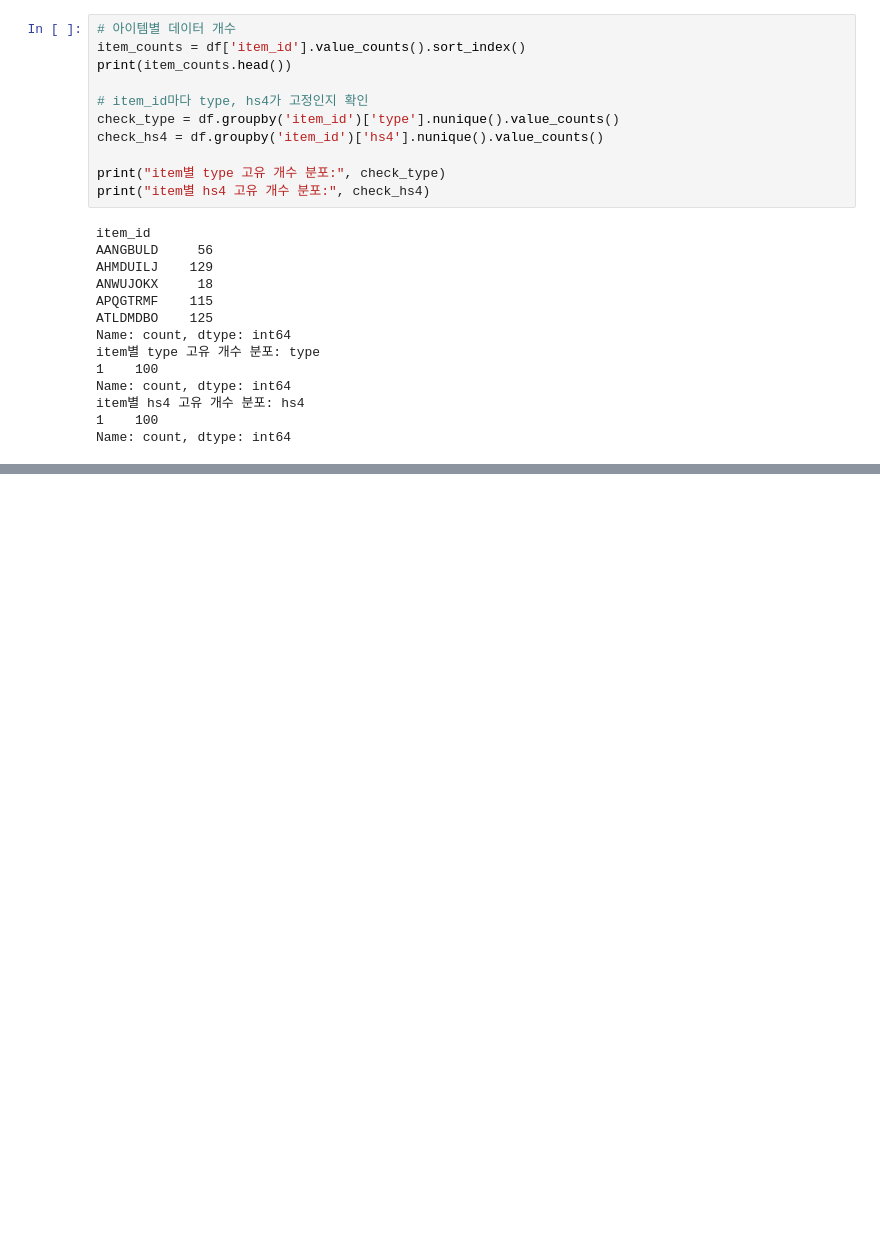
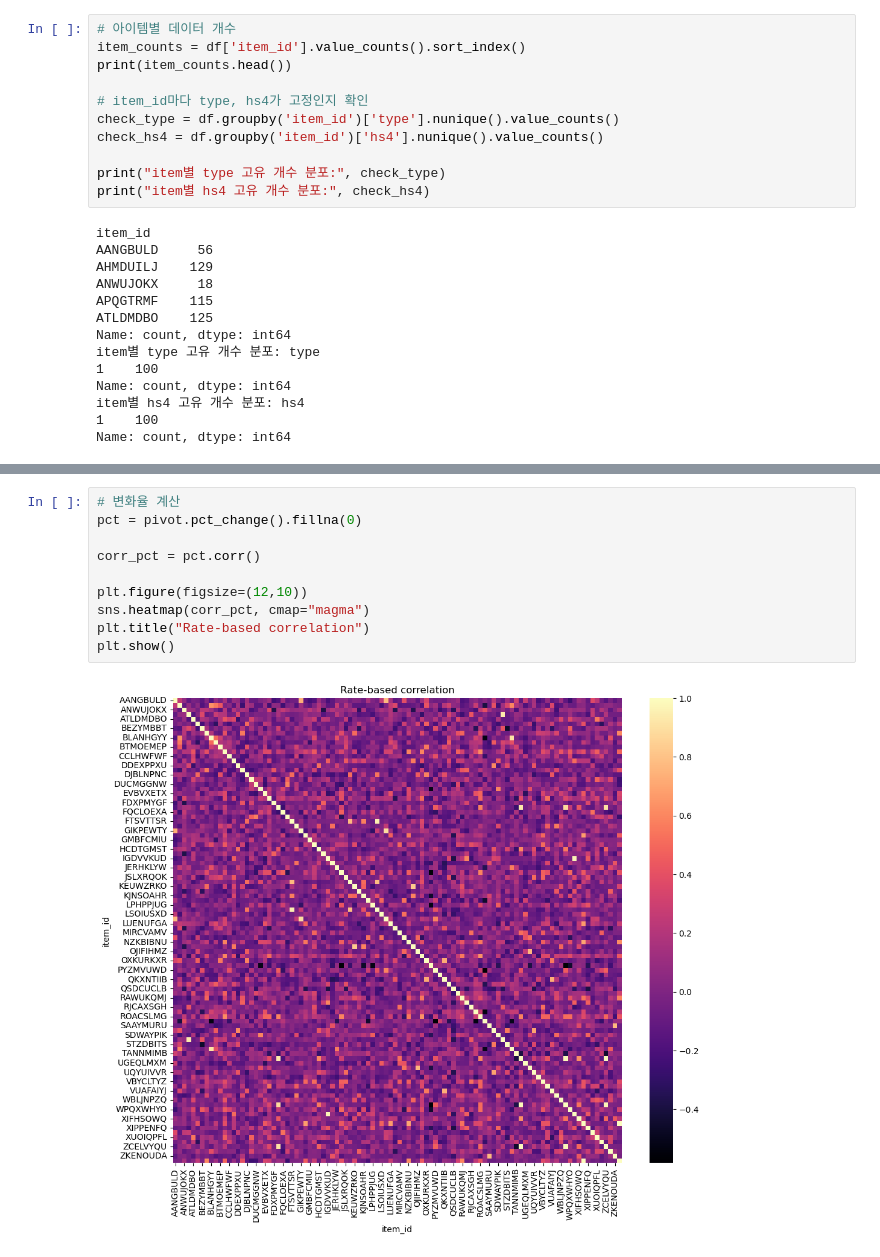
Before and after one commit to Mooonmiiin/CoTe, a Jupyter notebook: 제3회 국민대학교 AI빅데이터 분석 경진대회/EDA.ipynb, the cells around one changed output, grey strips where cells are left out. Cells and saved outputs as stored; diff of their text form; blank space fills up the shorter version.

```diff
--- a/제3회 국민대학교 AI빅데이터 분석 경진대회/EDA.ipynb
+++ b/제3회 국민대학교 AI빅데이터 분석 경진대회/EDA.ipynb
@@ -76,0 +107,12 @@ plt.show()
+# %%
+# 변화율 계산
+pct = pivot.pct_change().fillna(0)
+
+corr_pct = pct.corr()
+
+plt.figure(figsize=(12,10))
+sns.heatmap(corr_pct, cmap="magma")
+plt.title("Rate-based correlation")
+plt.show()
+# %% [output]
+[figure, added]
```
Also changed, not shown: parts of 4 cells of this notebook.
